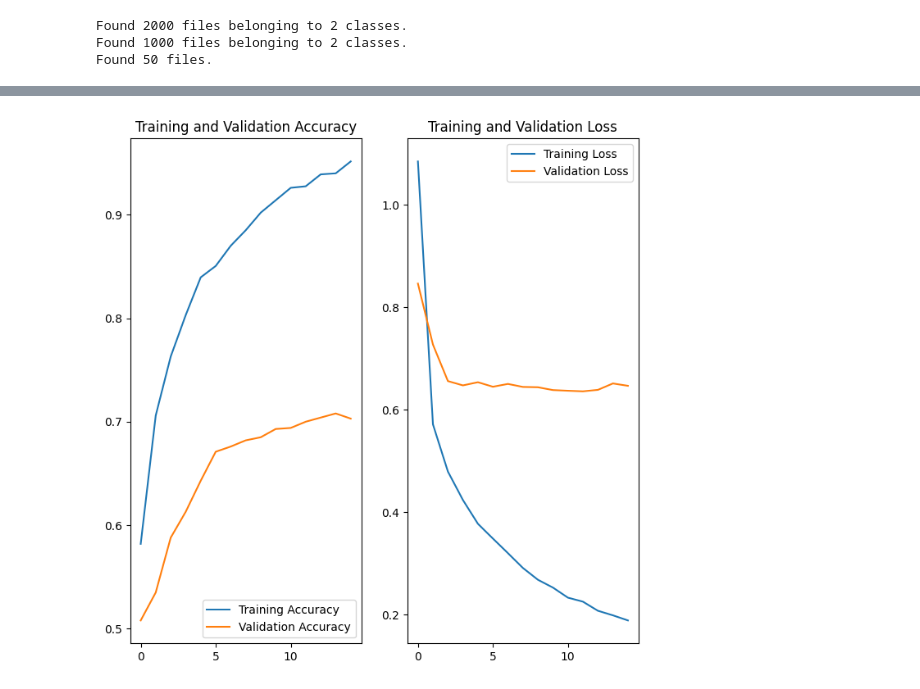
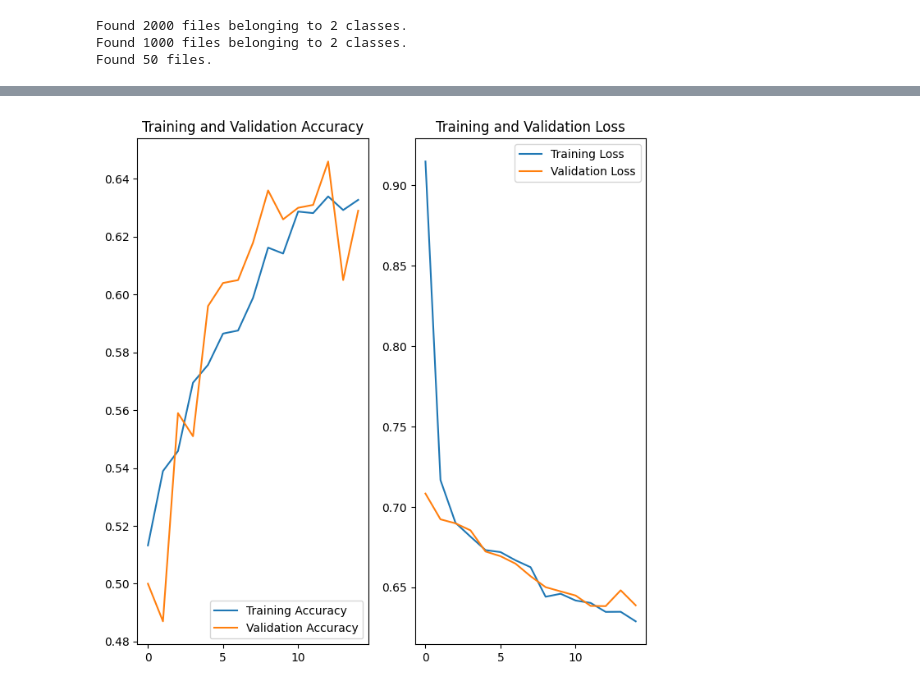
Before and after one commit to jtmonroe/FreeCodeCamp-MachineLearning, a Jupyter notebook: fcc_cat_dog.ipynb, the cells around one changed output, grey strips where cells are left out. Cells and saved outputs as stored; diff of their text form; code cells hidden in the pictures.

```diff
--- a/fcc_cat_dog.ipynb
+++ b/fcc_cat_dog.ipynb
@@ -45,6 +48,7 @@ total_test = len(os.listdir(test_dir))
 # Variables for pre-processing and training.
 batch_size = 128
 epochs = 15
+cycles = 2
 IMG_HEIGHT = 150
 IMG_WIDTH = 150
 # %%
@@ -126,19 +123,20 @@ Found 2000 files belonging to 2 classes.
 # %%
 # 7
 def ConvLayer(filters):
+  kernel_size = 5
+  if not is_accelerated():
+    return [
+      Conv2D(filters, kernel_size, activation='relu', padding='same', data_format="channels_last"),
+      BatchNormalization(axis=-1),
+      MaxPooling2D(),
+    ]
+  print("using accelerated")
   return [
-    Conv2D(filters, 6, activation='relu', padding='same', data_format="channels_last"),
-    BatchNormalization(axis=3),
+    Conv2D(filters, kernel_size, activation='relu', padding='same', data_format="channels_first"),
+    BatchNormalization(axis=1),
     MaxPooling2D(),
   ]
 
-data_augmentation = Sequential([
-    RandomFlip("horizontal"),
-    RandomRotation(0.2),
-    RandomContrast(0.1),
-    RandomSharpness(0.1),
-    RandomBrightness(0.3),
-])
 
 model = Sequential([
   InputLayer(shape=(IMG_HEIGHT, IMG_WIDTH, 3)),
@@ -150,7 +148,6 @@ model = Sequential([
   Dropout(0.5),
   Flatten(),
   Dense(128, activation='relu'),
-  Dropout(0.5),
   Dense(1, name = "out", activation='sigmoid')
 ])
 
@@ -180,27 +180,29 @@ Model: "sequential_24"
 # %%
 # 8
-lr_schedule = tf.keras.optimizers.schedules.InverseTimeDecay(
+
+lr_schedule = optimizers.schedules.InverseTimeDecay(
   0.001,
-  decay_steps=10,
-  decay_rate=0.5,
+  decay_steps=100,
+  decay_rate=1,
   staircase=False
 )
 
-callback = tf.keras.callbacks.EarlyStopping(monitor='val_loss',
+callback = callbacks.EarlyStopping(monitor='val_loss',
                                   mode="min",
                                   patience=3,
                                   restore_best_weights=True)
 
 model.compile(
-    loss=tf.keras.losses.BinaryCrossentropy(),
+    loss=losses.BinaryCrossentropy(),
     metrics = ['accuracy'],
-    optimizer=tf.keras.optimizers.Adam(lr_schedule)
+    optimizer=optimizers.Adam(lr_schedule)
 )
 history = model.fit(
-    train_image_generator.cache(),
-    validation_data=validation_image_generator.cache(),
+    train_image_dataset.repeat().shuffle(batch_size),
+    steps_per_epoch= cycles * (total_train // batch_size),
+    validation_data=validation_image_dataset,
     epochs=epochs,
-    callbacks=[callback]
+    # callbacks=[callback]
 )
 # %% [output]
 Epoch 1/15
@@ -217,28 +225,28 @@ Epoch 5/15
 # %%
 # 9
 acc = history.history['accuracy']
 val_acc = history.history['val_accuracy']
 
 loss = history.history['loss']
 val_loss = history.history['val_loss']
 
-epochs_range = range(epochs)
+epochs_range = range(len(loss))
 
 plt.figure(figsize=(8, 8))
 plt.subplot(1, 2, 1)
 plt.plot(epochs_range, acc, label='Training Accuracy')
 plt.plot(epochs_range, val_acc, label='Validation Accuracy')
 plt.legend(loc='lower right')
 plt.title('Training and Validation Accuracy')
 
 plt.subplot(1, 2, 2)
 plt.plot(epochs_range, loss, label='Training Loss')
 plt.plot(epochs_range, val_loss, label='Validation Loss')
 plt.legend(loc='upper right')
 plt.title('Training and Validation Loss')
 plt.show()
 # %% [output]
-[figure, old version]
+[figure, new version]
 # %%
 # 10
 
```
Also changed, not shown: parts of 10 cells of this notebook.
